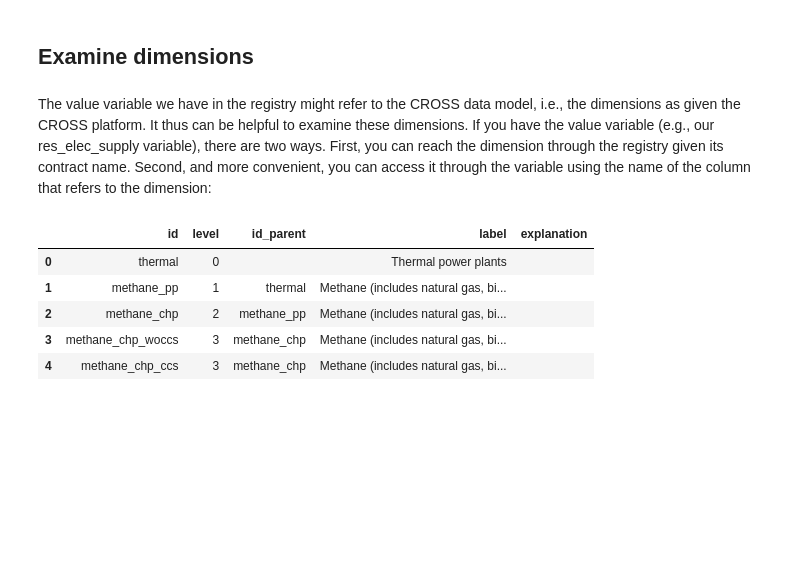
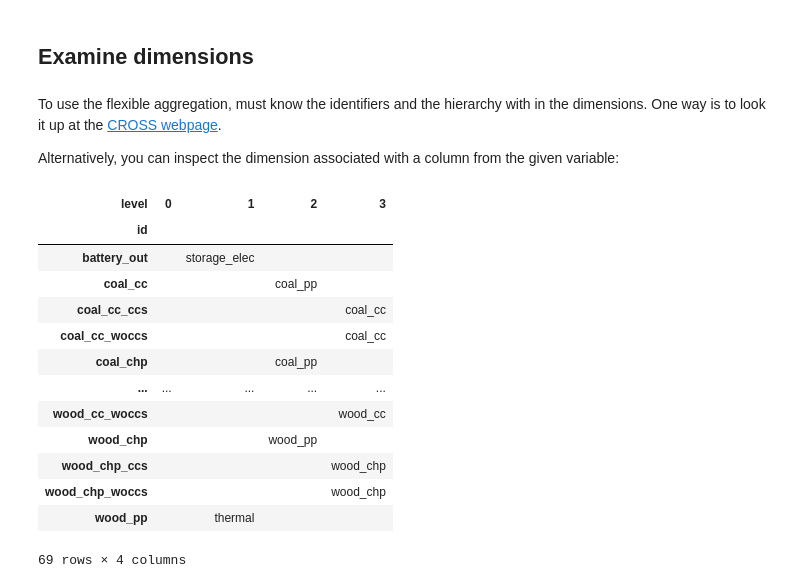
Before and after one commit to sweet-cross/crosscontract, a Jupyter notebook: notebooks/registry_tutorial.ipynb, the cells around one changed output. Saved outputs shown, nothing was run; the diff lists cells and outputs as text; code cells hidden in the pictures; blank space fills up the shorter version.

```diff
--- a/notebooks/registry_tutorial.ipynb
+++ b/notebooks/registry_tutorial.ipynb
@@ -141,18 +183,33 @@ res_elec_supply.get_data(
 # %% [markdown]
 ## Examine dimensions
 # %% [markdown]
-The value variable we have in the registry might refer to the CROSS data model,
-i.e., the dimensions as given the CROSS platform. It thus can be helpful to examine
-these dimensions. If you have the value variable (e.g., our res_elec_supply variable),
-there are two ways. First, you can reach the dimension through the registry given
-its contract name. Second, and more convenient, you can access it through the variable
-using the name of the column that refers to the dimension:
+To use the flexible aggregation, must know the identifiers and the hierarchy with in
+the dimensions. One way is to look it up at the [CROSS webpage](https://sweet-cross.github.io/data-model/).
+
+Alternatively, you can inspect the dimension associated with a column from the given
+variable:
 # %%
-res_elec_supply.dimensions["technology"].data.head()
+(
+    res_elec_supply
+    .dimensions["technology"]
+    .data
+    [["id", "level", "id_parent"]]
+    .pivot(index="id", values="id_parent", columns="level")
+    .sort_index()
+    .fillna("")
+)
 # %% [output]
-|  | id | level | id_parent | label | explanation |
-| 0 | thermal | 0 |  | Thermal power plants |  |
-| 1 | methane_pp | 1 | thermal | Methane (includes natural gas, bi... |  |
-| 2 | methane_chp | 2 | methane_pp | Methane (includes natural gas, bi... |  |
-| 3 | methane_chp_woccs | 3 | methane_chp | Methane (includes natural gas, bi... |  |
-| 4 | methane_chp_ccs | 3 | methane_chp | Methane (includes natural gas, bi... |  |
+| level | 0 | 1 | 2 | 3 |
+| id |  |  |  |  |
+| battery_out |  | storage_elec |  |  |
+| coal_cc |  |  | coal_pp |  |
+| coal_cc_ccs |  |  |  | coal_cc |
+| coal_cc_woccs |  |  |  | coal_cc |
+| coal_chp |  |  | coal_pp |  |
+| ... | ... | ... | ... | ... |
+| wood_cc_woccs |  |  |  | wood_cc |
+| wood_chp |  |  | wood_pp |  |
+| wood_chp_ccs |  |  |  | wood_chp |
+| wood_chp_woccs |  |  |  | wood_chp |
+| wood_pp |  | thermal |  |  |
+69 rows × 4 columns
```
Also changed, not shown: parts of 9 cells of this notebook, 1 other file.
